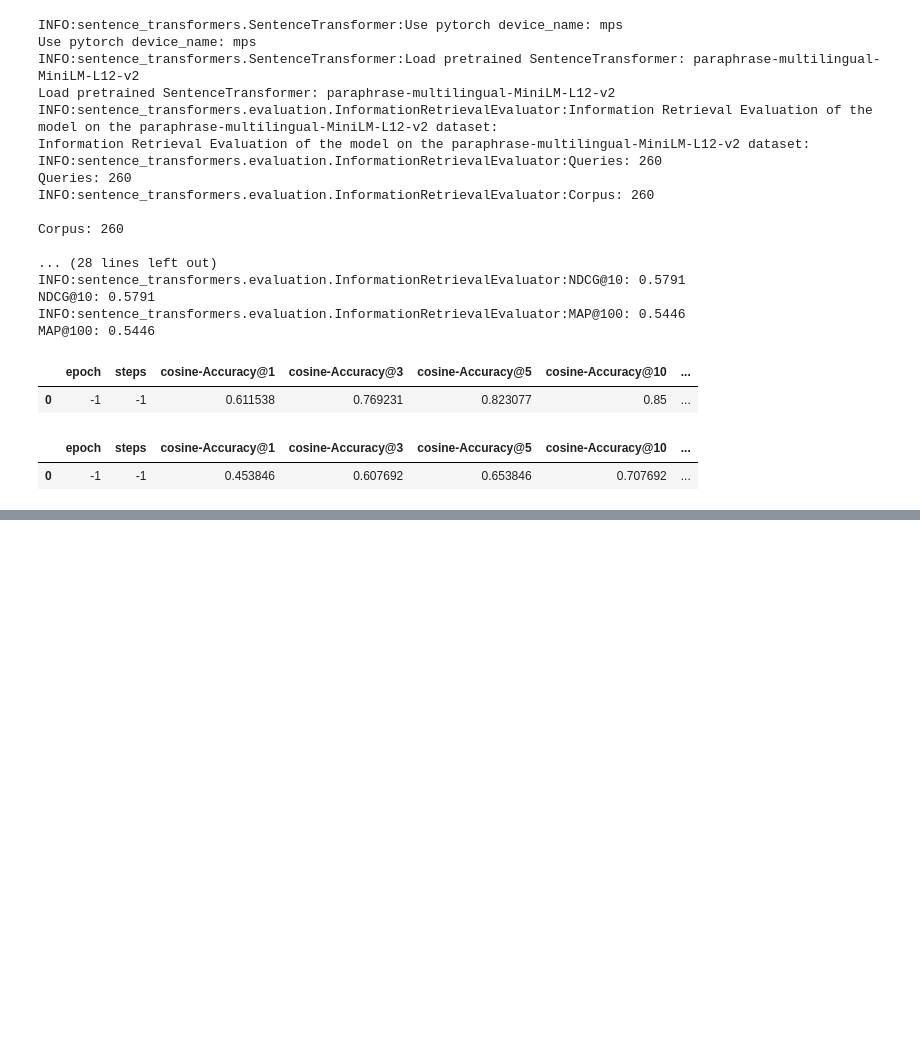
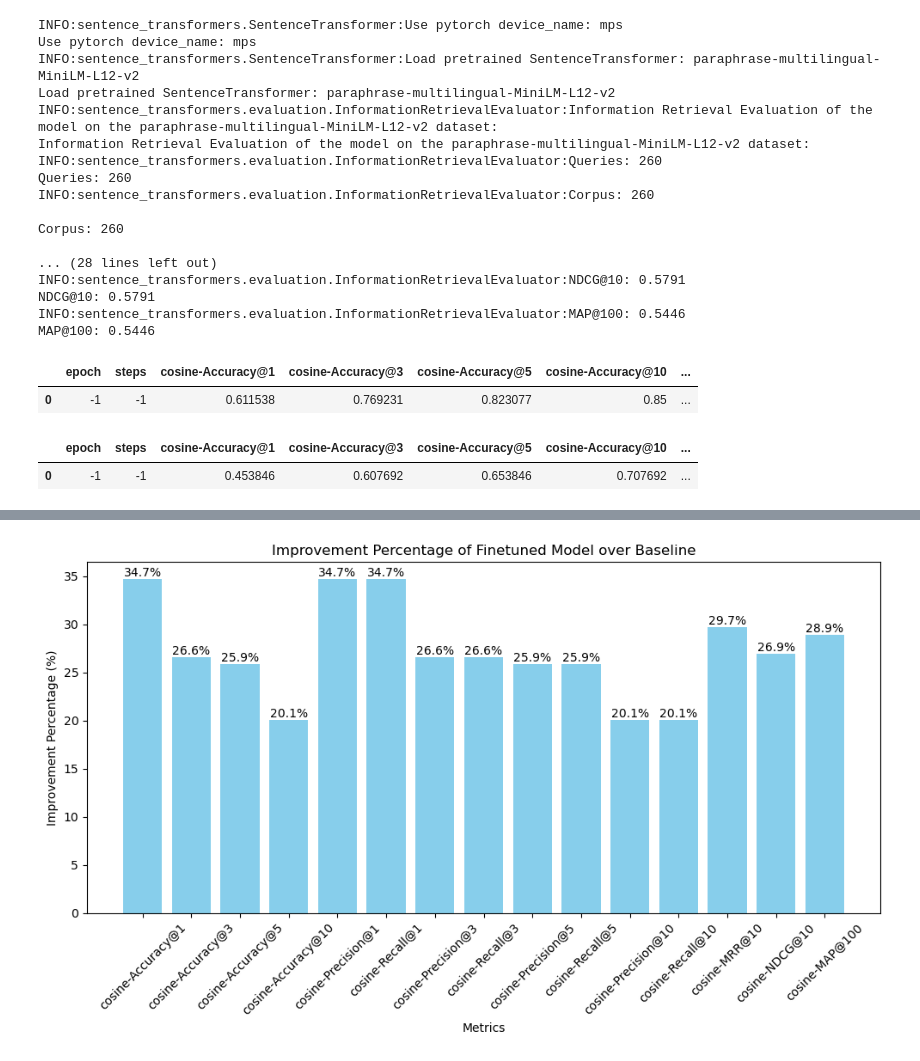
Before and after one commit to giobbu/GenAI, a Jupyter notebook: embedding-multilingual/retriever_evaluator_sentence_transformer.ipynb, the cells around one changed output, grey strips where cells are left out. Drawn from its saved outputs; the diff is of its cells as text; code cells hidden in the pictures; blank space fills up the shorter version.

```diff
--- a/embedding-multilingual/retriever_evaluator_sentence_transformer.ipynb
+++ b/embedding-multilingual/retriever_evaluator_sentence_transformer.ipynb
@@ -90,0 +95,16 @@ df_improvement_perc
+# %%
+# plot histogram with percentage at the top of each bar
+import matplotlib.pyplot as plt
+import numpy as np
+plt.figure(figsize=(10, 6))
+plt.bar(df_improvement_perc.columns, df_improvement_perc.iloc[0], color='skyblue')
+plt.xlabel('Metrics')
+plt.ylabel('Improvement Percentage (%)')
+plt.title('Improvement Percentage of Finetuned Model over Baseline')
+for i, v in enumerate(df_improvement_perc.iloc[0]):
+    plt.text(i, v, f"{v:.1f}%", ha='center', va='bottom')
+plt.xticks(rotation=45)
+plt.tight_layout()
+plt.show()
+# %% [output]
+[figure, added]
```
Also changed, not shown: parts of 2 cells of this notebook, 1 other file.
